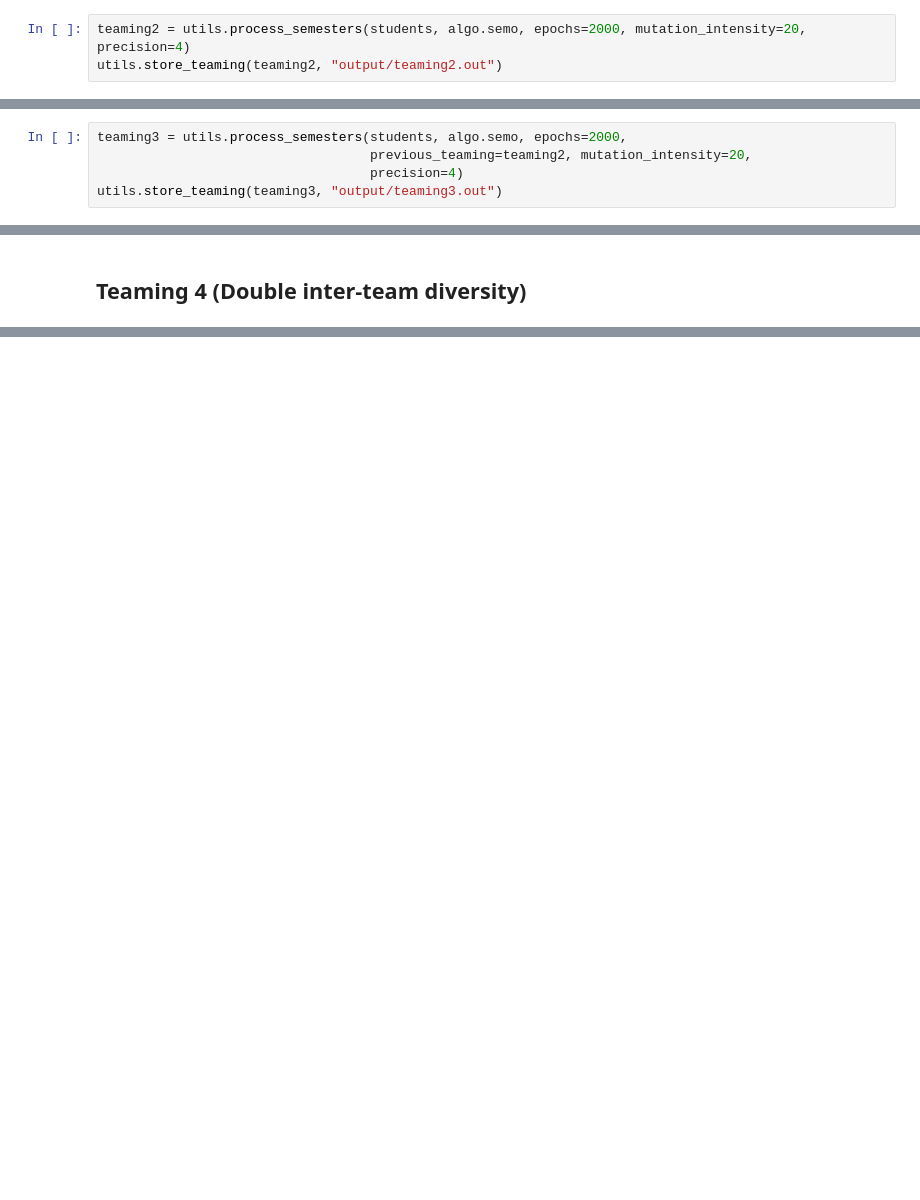
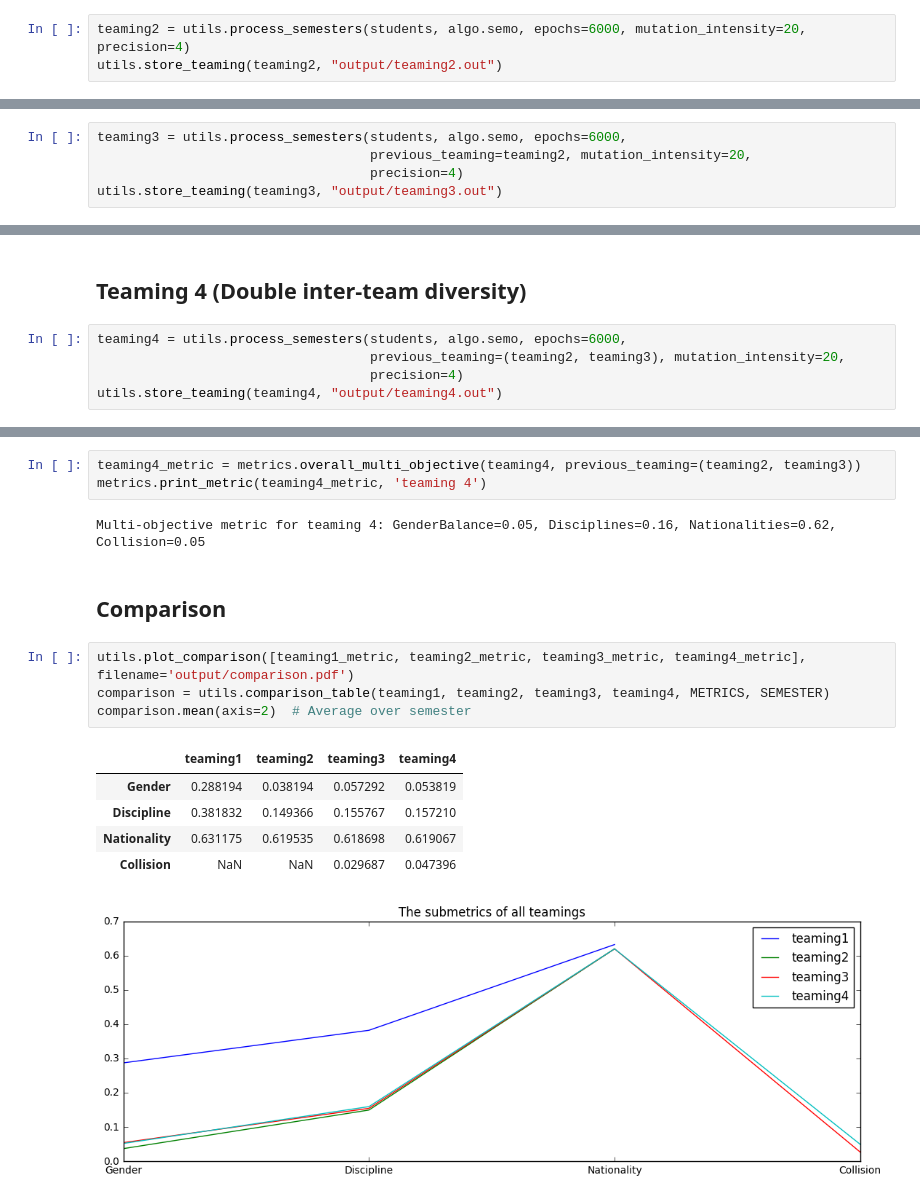
Before and after one commit to Chaoste/course-nia, a Jupyter notebook: project4/project4.ipynb, the cells around one changed output, grey strips where cells are left out. Cells and saved outputs as stored; diff of their text form; blank space fills up the shorter version.

```diff
--- a/project4/project4.ipynb
+++ b/project4/project4.ipynb
@@ -71,6 +59,6 @@ Found 18 elements of the Pareto Front
 # %% [markdown]
 #### Applying SEMO
 # %%
-teaming2 = utils.process_semesters(students, algo.semo, epochs=2000, mutation_intensity=20, precision=4)
+teaming2 = utils.process_semesters(students, algo.semo, epochs=6000, mutation_intensity=20, precision=4)
 utils.store_teaming(teaming2, "output/teaming2.out")
 # %% [output]
@@ -105,7 +82,7 @@ The values are not equally distributed so we will have teams with more and some
 # %% [markdown]
 ## Teaming 3 (Inter-team diversity)
 # %%
-teaming3 = utils.process_semesters(students, algo.semo, epochs=2000,
+teaming3 = utils.process_semesters(students, algo.semo, epochs=6000,
                                    previous_teaming=teaming2, mutation_intensity=20,
                                    precision=4)
 utils.store_teaming(teaming3, "output/teaming3.out")
@@ -130,2 +107,7 @@ Multi-objective metric for teaming 3: GenderBalance=0.06, Disciplines=0.17, Nati
 # %% [markdown]
 ## Teaming 4 (Double inter-team diversity)
+# %%
+teaming4 = utils.process_semesters(students, algo.semo, epochs=6000,
+                                   previous_teaming=(teaming2, teaming3), mutation_intensity=20,
+                                   precision=4)
+utils.store_teaming(teaming4, "output/teaming4.out")
@@ -132,3 +127,21 @@ Multi-objective metric for teaming 3: GenderBalance=0.06, Disciplines=0.17, Nati
+# %%
+teaming4_metric = metrics.overall_multi_objective(teaming4, previous_teaming=(teaming2, teaming3))
+metrics.print_metric(teaming4_metric, 'teaming 4')
+# %% [output]
+Multi-objective metric for teaming 4: GenderBalance=0.05, Disciplines=0.16, Nationalities=0.62, Collision=0.05
+# %% [markdown]
+## Comparison
+# %%
+utils.plot_comparison([teaming1_metric, teaming2_metric, teaming3_metric, teaming4_metric], filename='output/comparison.pdf')
+comparison = utils.comparison_table(teaming1, teaming2, teaming3, teaming4, METRICS, SEMESTER)
+comparison.mean(axis=2)  # Average over semester
+# %% [output]
+|  | teaming1 | teaming2 | teaming3 | teaming4 |
+| Gender | 0.288194 | 0.038194 | 0.057292 | 0.053819 |
+| Discipline | 0.381832 | 0.149366 | 0.155767 | 0.157210 |
+| Nationality | 0.631175 | 0.619535 | 0.618698 | 0.619067 |
+| Collision | NaN | NaN | 0.029687 | 0.047396 |
+[figure, added]
 # %% [markdown]
 # Paper notes
 
```
Also changed, not shown: parts of 11 cells of this notebook, 10 other files.
